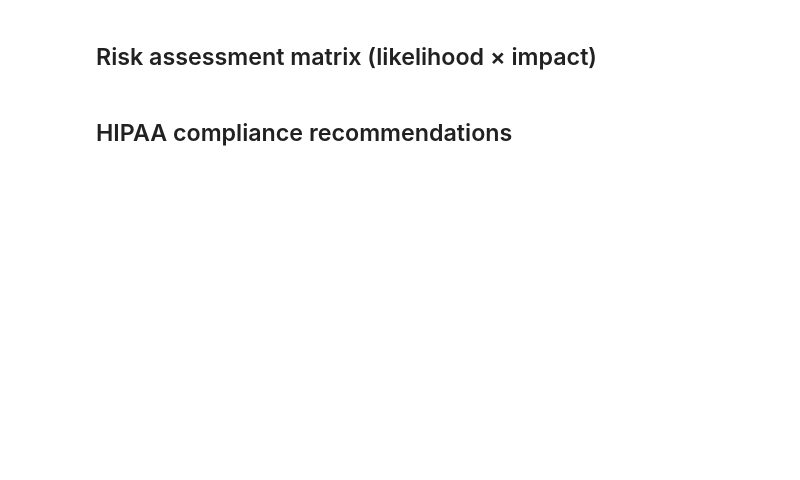
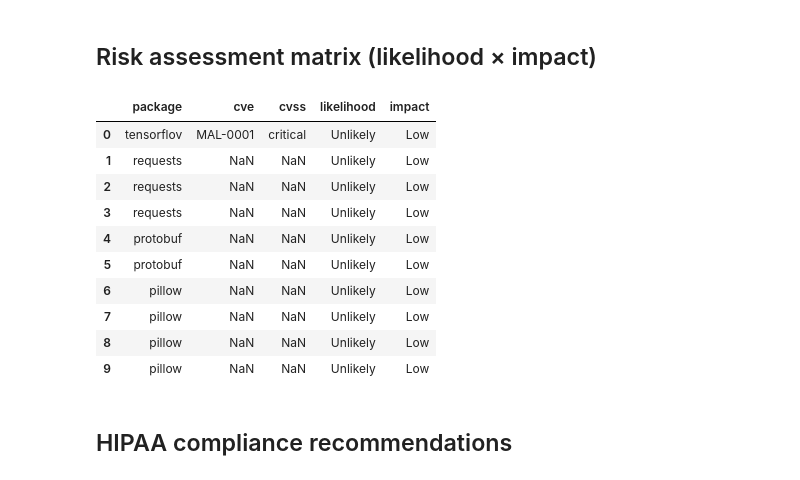
Before and after one commit to EMaurer71/Secure-AI-Code-and-Libraries-, a Jupyter notebook: Module 3 Securing 3rd party Ai Libraries/Healthcare AI Supply Chain Breach Response/notebooks/medai_supply_chain_audit_hands_on_3.ipynb, the cells around one changed output. Cells and saved outputs as stored; diff of their text form; code cells hidden in the pictures; blank space fills up the shorter version.

```diff
--- a/Module 3 Securing 3rd party Ai Libraries/Healthcare AI Supply Chain Breach Response/notebooks/medai_supply_chain_audit_hands_on_3.ipynb
+++ b/Module 3 Securing 3rd party Ai Libraries/Healthcare AI Supply Chain Breach Response/notebooks/medai_supply_chain_audit_hands_on_3.ipynb
@@ -313,31 +572,51 @@ top10
 # %%
 def likelihood(cvss):
     if cvss is None:
         return "Unknown"
     if cvss >= 9:
         return "Almost Certain"
     if cvss >= 7:
         return "Likely"
     if cvss >= 4:
         return "Possible"
     return "Unlikely"
 
 def impact(cvss):
     if cvss is None:
         return "Unknown"
     if cvss >= 9:
         return "Severe"
     if cvss >= 7:
         return "High"
     if cvss >= 4:
         return "Moderate"
     return "Low"
 
-vuln_master_df["likelihood"] = vuln_master_df["cvss"].apply(likelihood)
-vuln_master_df["impact"] = vuln_master_df["cvss"].apply(impact)
+# Ensure CVSS is numeric before applying likelihood()
+vuln_master_df["cvss_numeric"] = pd.to_numeric(vuln_master_df["cvss"], errors="coerce")
+
+vuln_master_df["likelihood"] = vuln_master_df["cvss_numeric"].apply(likelihood)
+# Convert CVSS to numeric first
+vuln_master_df["cvss_numeric"] = pd.to_numeric(vuln_master_df["cvss"], errors="coerce")
+
+# Now apply your impact() function safely
+vuln_master_df["impact"] = vuln_master_df["cvss_numeric"].apply(impact)
+
 
 risk_matrix = vuln_master_df[["package", "cve", "cvss", "likelihood", "impact"]]
 risk_matrix.head(10)
+# %% [output]
+|  | package | cve | cvss | likelihood | impact |
+| 0 | tensorflov | MAL-0001 | critical | Unlikely | Low |
+| 1 | requests | NaN | NaN | Unlikely | Low |
+| 2 | requests | NaN | NaN | Unlikely | Low |
+| 3 | requests | NaN | NaN | Unlikely | Low |
+| 4 | protobuf | NaN | NaN | Unlikely | Low |
+| 5 | protobuf | NaN | NaN | Unlikely | Low |
+| 6 | pillow | NaN | NaN | Unlikely | Low |
+| 7 | pillow | NaN | NaN | Unlikely | Low |
+| 8 | pillow | NaN | NaN | Unlikely | Low |
+| 9 | pillow | NaN | NaN | Unlikely | Low |
 # %% [markdown]
 ## HIPAA compliance recommendations
 # %%
```
Also changed, not shown: parts of 26 cells of this notebook, 39 other files.
